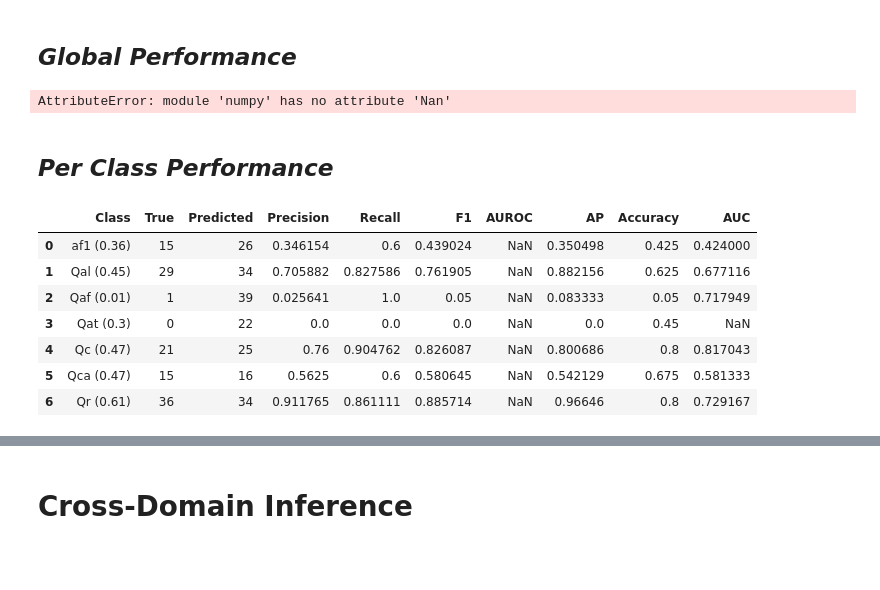
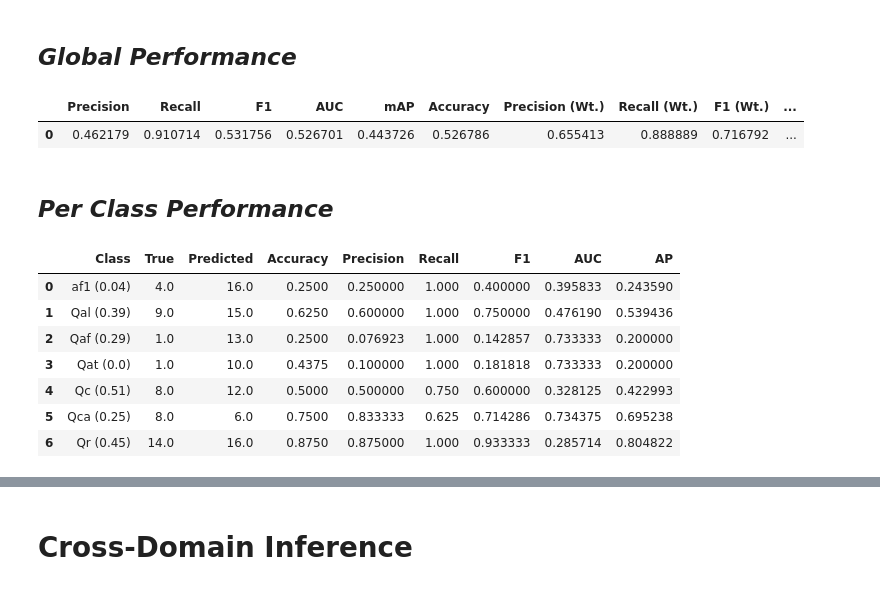
Before and after one commit to masseygeo/earthscape, a Jupyter notebook: code/models/smoke.ipynb, the cells around one changed output, grey strips where cells are left out. Cells and saved outputs as stored; diff of their text form; code cells hidden in the pictures; blank space fills up the shorter version.

```diff
--- a/code/models/smoke.ipynb
+++ b/code/models/smoke.ipynb
@@ -251,46 +254,30 @@ optimal_thresholds = calculate_optimal_thresholds(model, val_loader, device)
 
 probabilities, targets = test_model(model, test_loader, device)
 
-df = calculate_global_metrics(targets, probabilities, thresholds=optimal_thresholds)
+df_global = calculate_global_metrics(targets, probabilities, thresholds=optimal_thresholds)
 
-df.to_csv(f"{output_dir}/indomain_global_metrics.csv", index=False)
+df_global.to_csv(f"{output_dir}/indomain_global_metrics.csv", index=False)
 
-df.head()
+df_global.head()
 # %% [output]
-AttributeError: module 'numpy' has no attribute 'Nan'
+|  | Precision | Recall | F1 | AUC | mAP | Accuracy | Precision (Wt.) | Recall (Wt.) | F1 (Wt.) | ... |
+| 0 | 0.462179 | 0.910714 | 0.531756 | 0.526701 | 0.443726 | 0.526786 | 0.655413 | 0.888889 | 0.716792 | ... |
 # %% [markdown]
 ## *Per Class Performance*
-# %%
-
-df = pd.DataFrame(columns=['Class', 'True', 'Predicted', 'Precision', 'Recall', 'F1', 'AUROC', 'AP', 'Accuracy'])
-
-for idx, (unit, thresh) in enumerate(zip(['af1', 'Qal', 'Qaf', 'Qat', 'Qc', 'Qca', 'Qr'], optimal_thresholds)):
-
-    df.loc[idx, 'Class'] = unit + f" ({str(round(thresh, 2))})"
-
-    preds = probabilities[:, idx].numpy()
-    targs = targets[:, idx].numpy()
-    binary_preds = (preds >= thresh)
-
-    df.loc[idx, 'True'] = int(targs.sum())
-    df.loc[idx, 'Predicted'] = (preds >= thresh).sum()
-    df.loc[idx, 'Accuracy'] = accuracy_score(targs, binary_preds)
-    df.loc[idx, 'Precision'] = precision_score(targs, binary_preds)
-    df.loc[idx, 'Recall'] = recall_score(targs, binary_preds)
-    df.loc[idx, 'F1'] = f1_score(targs, binary_preds)
-    df.loc[idx, 'AUC'] = roc_auc_score(targs, preds)
-    df.loc[idx, 'AP'] = average_precision_score(targs, preds)
-
-df.to_csv(f"{output_dir}/indomain_class_metrics.csv", index=False)
-
-df.head(10)
-# %% [output]
-|  | Class | True | Predicted | Precision | Recall | F1 | AUROC | AP | Accuracy | AUC |
-| 0 | af1 (0.36) | 15 | 26 | 0.346154 | 0.6 | 0.439024 | NaN | 0.350498 | 0.425 | 0.424000 |
-| 1 | Qal (0.45) | 29 | 34 | 0.705882 | 0.827586 | 0.761905 | NaN | 0.882156 | 0.625 | 0.677116 |
-| 2 | Qaf (0.01) | 1 | 39 | 0.025641 | 1.0 | 0.05 | NaN | 0.083333 | 0.05 | 0.717949 |
-| 3 | Qat (0.3) | 0 | 22 | 0.0 | 0.0 | 0.0 | NaN | 0.0 | 0.45 | NaN |
-| 4 | Qc (0.47) | 21 | 25 | 0.76 | 0.904762 | 0.826087 | NaN | 0.800686 | 0.8 | 0.817043 |
-| 5 | Qca (0.47) | 15 | 16 | 0.5625 | 0.6 | 0.580645 | NaN | 0.542129 | 0.675 | 0.581333 |
-| 6 | Qr (0.61) | 36 | 34 | 0.911765 | 0.861111 | 0.885714 | NaN | 0.96646 | 0.8 | 0.729167 |
+# %%
+
+df_class = calculate_class_metrics(targets, probabilities, thresholds=optimal_thresholds)
+
+df_class.to_csv(f"{output_dir}/indomain_class_metrics.csv", index=False)
+
+df_class.head(10)
+# %% [output]
+|  | Class | True | Predicted | Accuracy | Precision | Recall | F1 | AUC | AP |
+| 0 | af1 (0.04) | 4.0 | 16.0 | 0.2500 | 0.250000 | 1.000 | 0.400000 | 0.395833 | 0.243590 |
+| 1 | Qal (0.39) | 9.0 | 15.0 | 0.6250 | 0.600000 | 1.000 | 0.750000 | 0.476190 | 0.539436 |
+| 2 | Qaf (0.29) | 1.0 | 13.0 | 0.2500 | 0.076923 | 1.000 | 0.142857 | 0.733333 | 0.200000 |
+| 3 | Qat (0.0) | 1.0 | 10.0 | 0.4375 | 0.100000 | 1.000 | 0.181818 | 0.733333 | 0.200000 |
+| 4 | Qc (0.51) | 8.0 | 12.0 | 0.5000 | 0.500000 | 0.750 | 0.600000 | 0.328125 | 0.422993 |
+| 5 | Qca (0.25) | 8.0 | 6.0 | 0.7500 | 0.833333 | 0.625 | 0.714286 | 0.734375 | 0.695238 |
+| 6 | Qr (0.45) | 14.0 | 16.0 | 0.8750 | 0.875000 | 1.000 | 0.933333 | 0.285714 | 0.804822 |
 # %%
```
Also changed, not shown: parts of 12 cells of this notebook, 47 other files.
